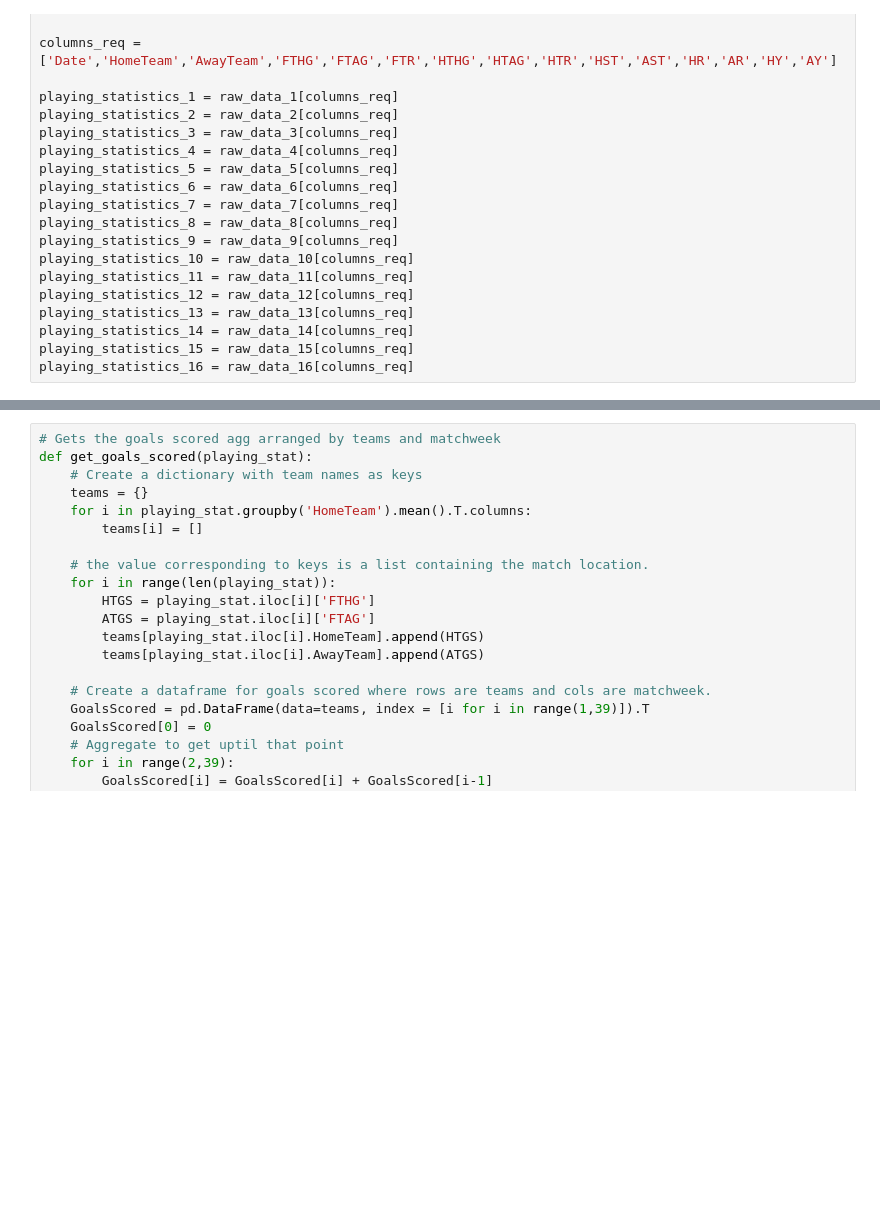
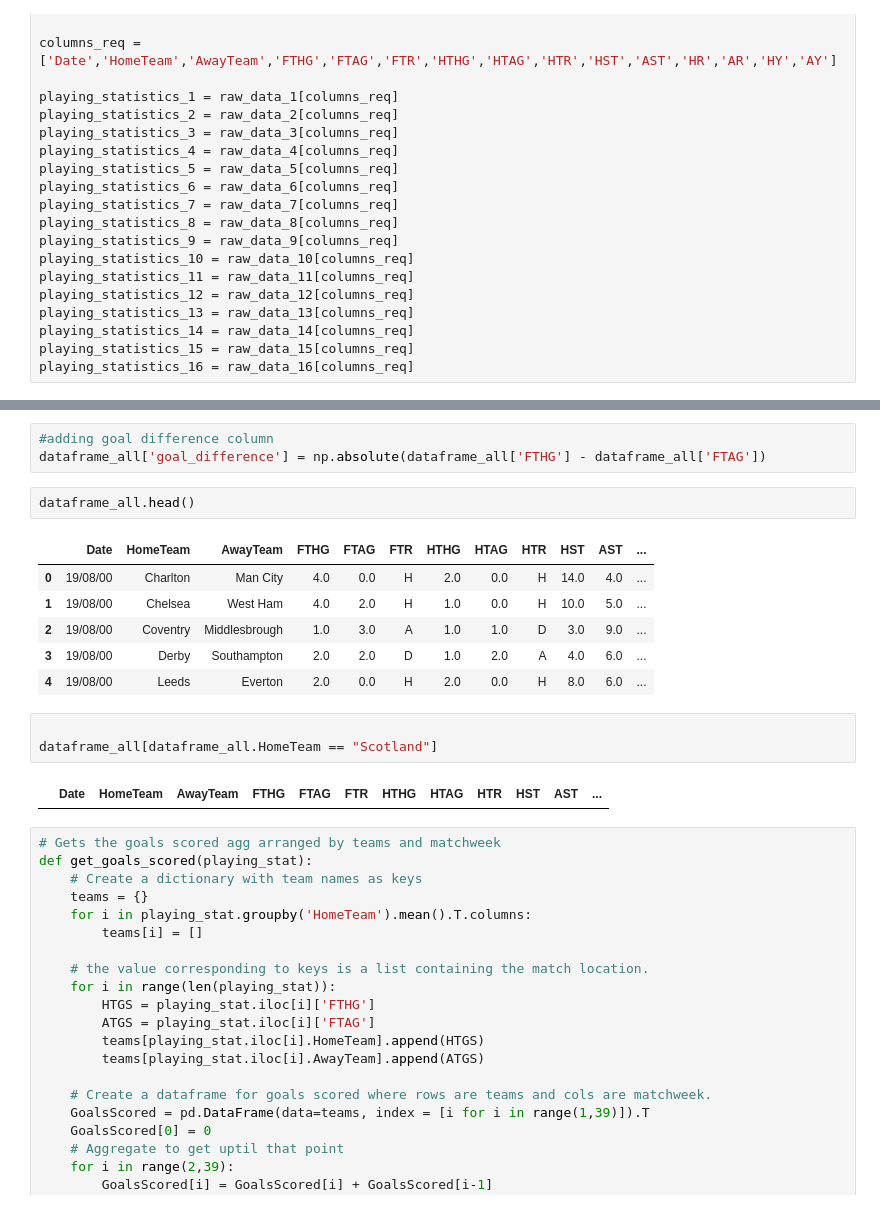
Before and after one commit to Milad-abbaszadeh/DataScienceProject, a Jupyter notebook: Milad_code/new idea.ipynb, the cells around one changed output, grey strips where cells are left out. Cells and saved outputs as stored; diff of their text form; blank space fills up the shorter version.

```diff
--- a/Milad_code/new idea.ipynb
+++ b/Milad_code/new idea.ipynb
@@ -166,3 +200,20 @@ playing_statistics_16 = raw_data_16[columns_req]
+# %%
+#adding goal difference column
+dataframe_all['goal_difference'] = np.absolute(dataframe_all['FTHG'] - dataframe_all['FTAG'])
+# %%
+dataframe_all.head()
+# %% [output]
+|  | Date | HomeTeam | AwayTeam | FTHG | FTAG | FTR | HTHG | HTAG | HTR | HST | AST | ... |
+| 0 | 19/08/00 | Charlton | Man City | 4.0 | 0.0 | H | 2.0 | 0.0 | H | 14.0 | 4.0 | ... |
+| 1 | 19/08/00 | Chelsea | West Ham | 4.0 | 2.0 | H | 1.0 | 0.0 | H | 10.0 | 5.0 | ... |
+| 2 | 19/08/00 | Coventry | Middlesbrough | 1.0 | 3.0 | A | 1.0 | 1.0 | D | 3.0 | 9.0 | ... |
+| 3 | 19/08/00 | Derby | Southampton | 2.0 | 2.0 | D | 1.0 | 2.0 | A | 4.0 | 6.0 | ... |
+| 4 | 19/08/00 | Leeds | Everton | 2.0 | 0.0 | H | 2.0 | 0.0 | H | 8.0 | 6.0 | ... |
+# %%
+
+dataframe_all[dataframe_all.HomeTeam == "Scotland"]
+# %% [output]
+|  | Date | HomeTeam | AwayTeam | FTHG | FTAG | FTR | HTHG | HTAG | HTR | HST | AST | ... |
 # %%
 # Gets the goals scored agg arranged by teams and matchweek
 def get_goals_scored(playing_stat):
```
Also changed, not shown: parts of 6 cells of this notebook, 1 other file.
